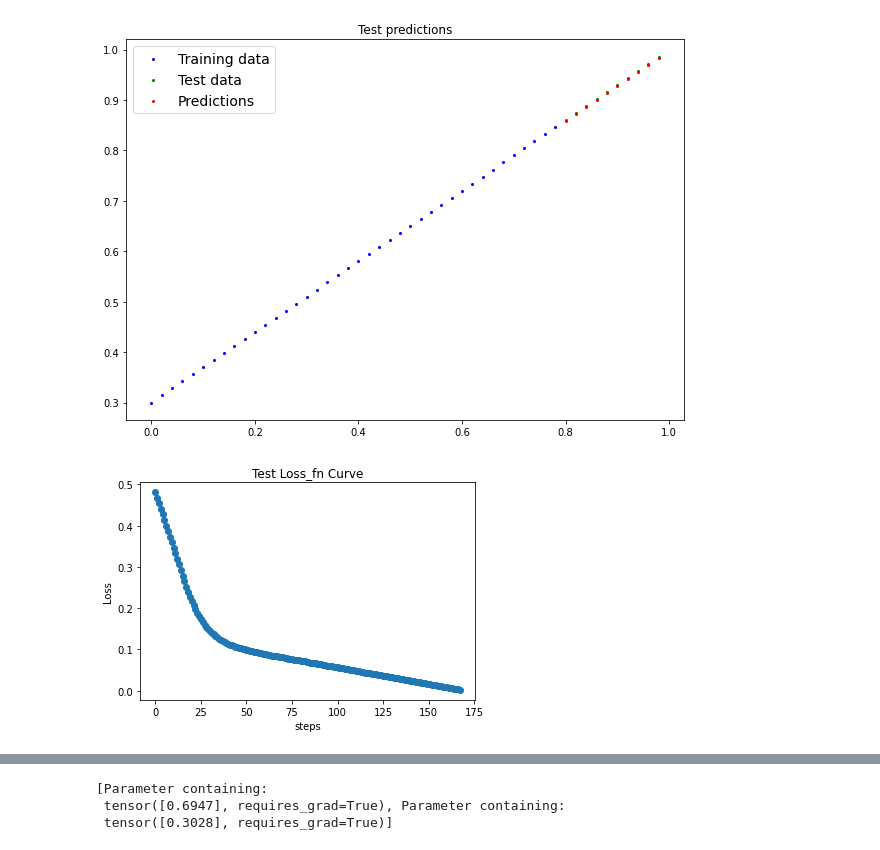
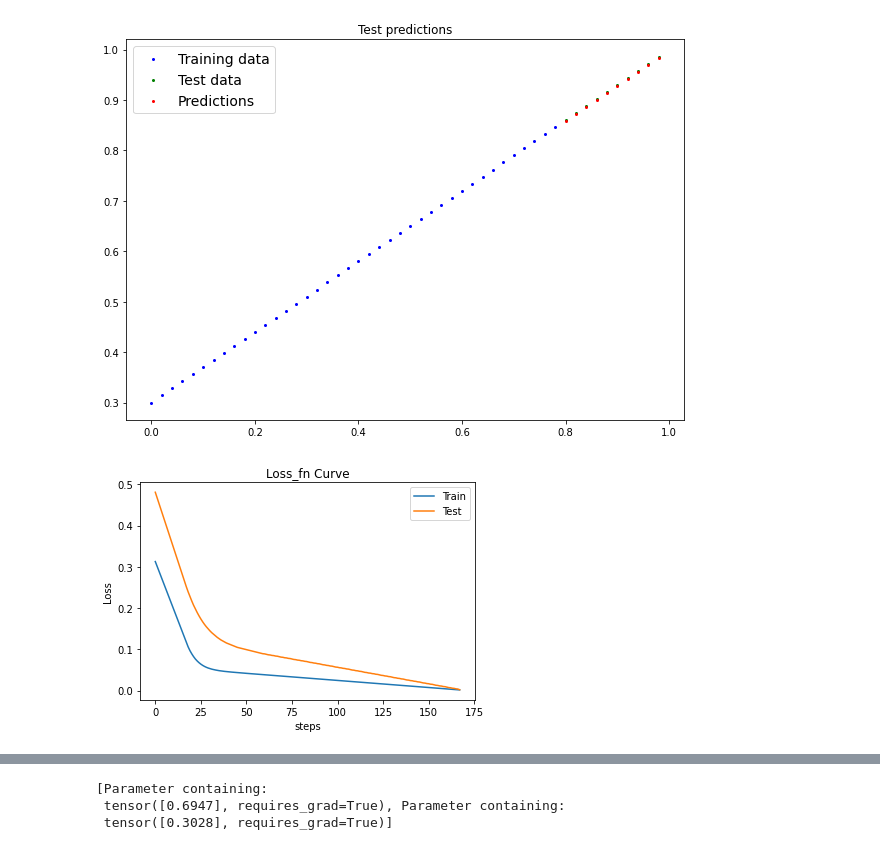
Before and after one commit to MananShukla7/Pytorch-CV, a Jupyter notebook: 02_Pytoch_Workflow.ipynb, the cells around one changed output, grey strips where cells are left out. Drawn from its saved outputs; the diff is of its cells as text; code cells hidden in the pictures.

```diff
--- a/02_Pytoch_Workflow.ipynb
+++ b/02_Pytoch_Workflow.ipynb
@@ -269,7 +269,7 @@ epochs=200
 ##tbi
 def lossfn_curve(loss,epochs):
   steps=[i for i in range(epochs)]
-  plt.scatter(list(steps),loss)
+  plt.plot(list(steps),loss)
   plt.xlabel("steps")
   plt.ylabel("Loss")
   plt.title("Loss_fn Curve")
@@ -357,8 +357,10 @@ plt.show()
 # %% [output]
 [figure]
 # %%
+lossfn_curve(Train_Loss_list_0,epochs_0)
 lossfn_curve(Test_Loss_list_0,epochs_0)
-plt.title("Test Loss_fn Curve")
+plt.title("Loss_fn Curve")
+plt.legend(['Train','Test'])
 plt.show()
 # %% [output]
-[figure, old version]
+[figure, new version]
```
Also changed, not shown: parts of 39 cells of this notebook.
